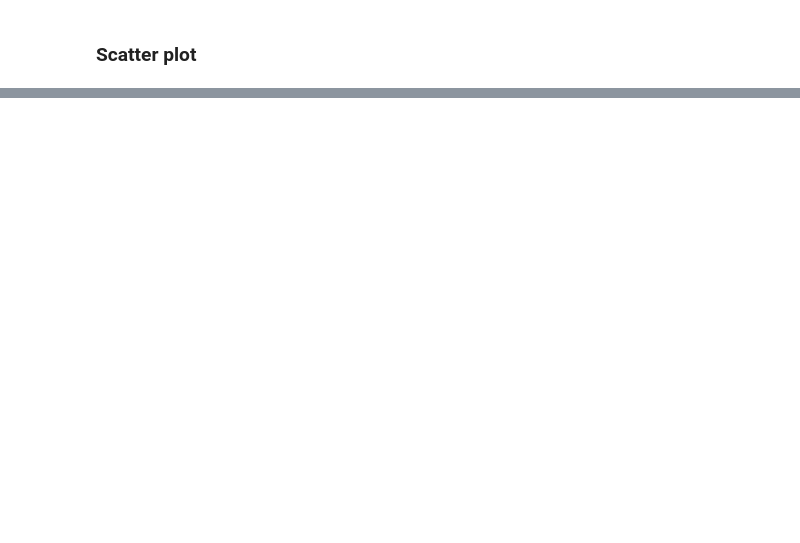
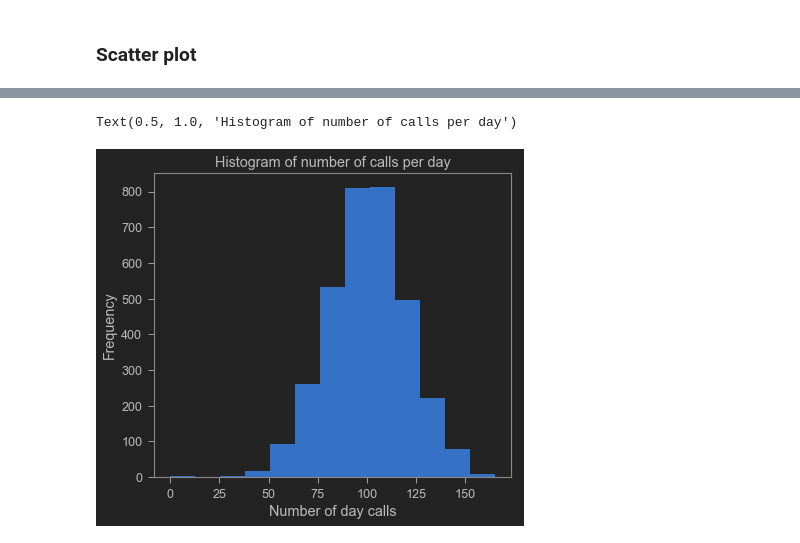
Before and after one commit to totovr/Python, a Jupyter notebook: CleanData/Plots.ipynb, the cells around one changed output, grey strips where cells are left out. Saved outputs shown, nothing was run; the diff lists cells and outputs as text; code cells hidden in the pictures; blank space fills up the shorter version.

Commit message:
Sturges

```diff
--- a/CleanData/Plots.ipynb
+++ b/CleanData/Plots.ipynb
@@ -52,0 +76,10 @@ for x in range(2):
+# %%
+#plt.style.use('default')
+# hist() will make an histogram
+plt.hist(data["Day Calls"], bins="sturges") # same has if we write bin=[5]
+plt.xlabel("Number of day calls")
+plt.ylabel("Frequency")
+plt.title("Histogram of number of calls per day")
+# %% [output]
+Text(0.5, 1.0, 'Histogram of number of calls per day')
+[figure, added]
```
Also changed, not shown: parts of 7 cells of this notebook.
